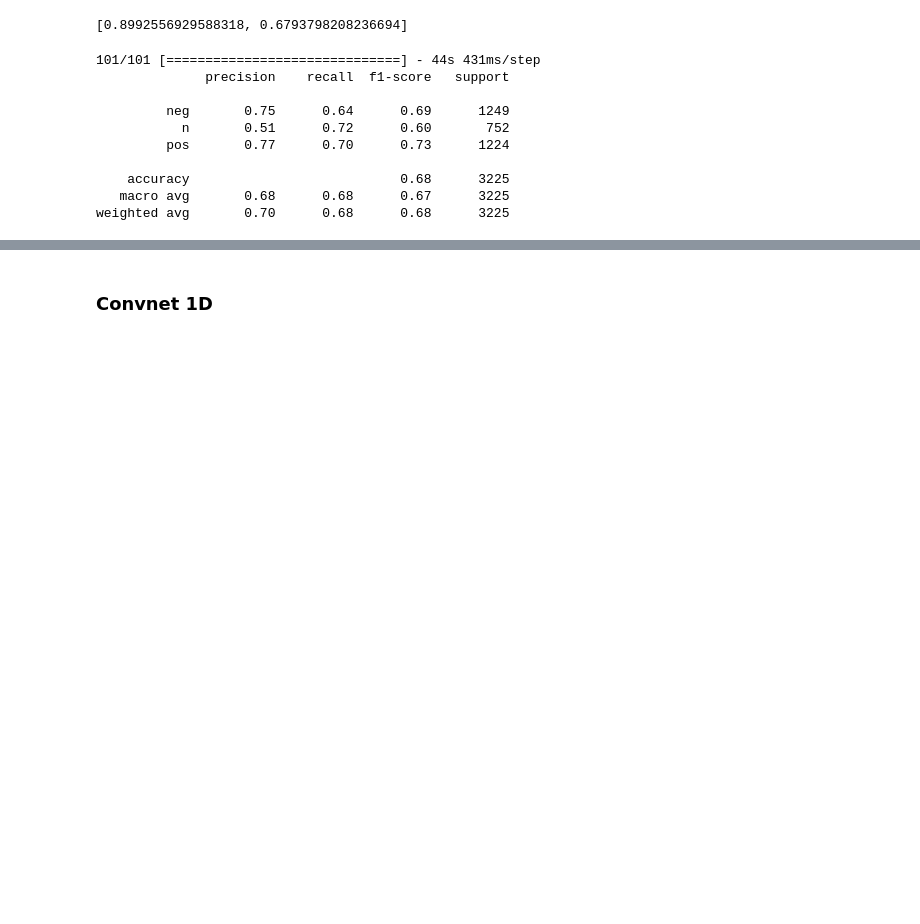
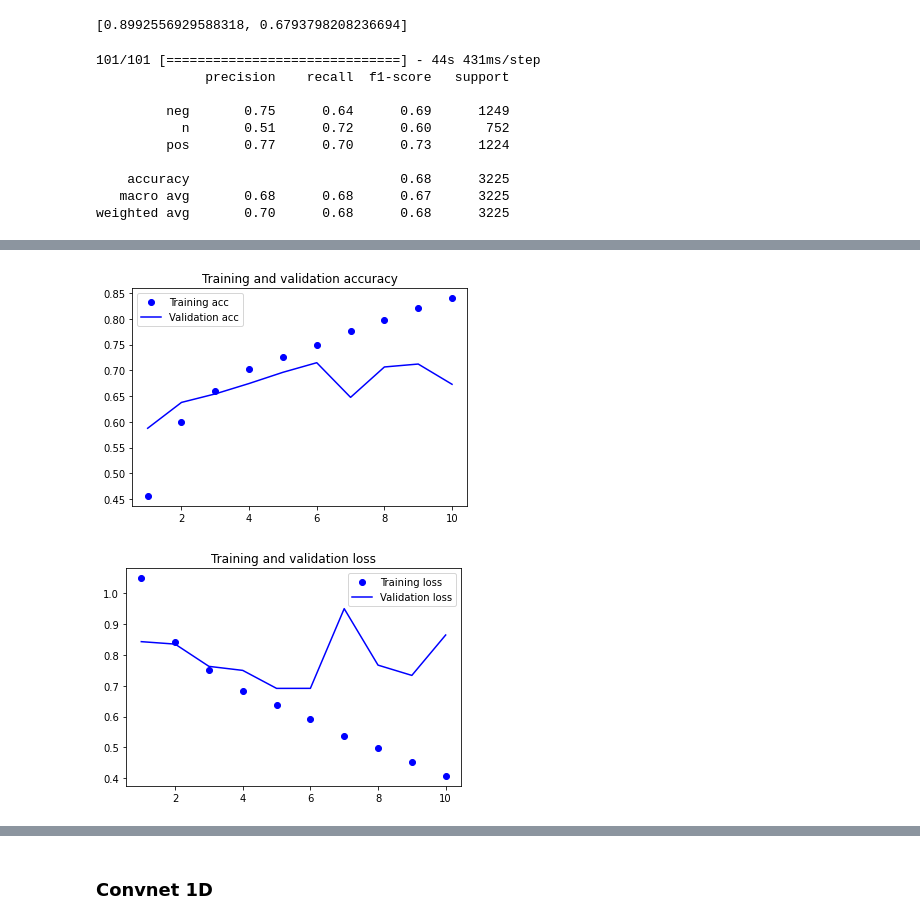
Before and after one commit to ioana0901/Sentiment-Analysis-on-Short-Texts-The-Case-of-the-Romanian-Language, a Jupyter notebook: Pretrained_Word2Vec_Models.ipynb, the cells around one changed output, grey strips where cells are left out. Cells and saved outputs as stored; diff of their text form; code cells hidden in the pictures; blank space fills up the shorter version.

```diff
--- a/Pretrained_Word2Vec_Models.ipynb
+++ b/Pretrained_Word2Vec_Models.ipynb
@@ -961,0 +1330,18 @@ gru_model.save('Models/w2v_gru_model.h5')
+# %%
+# ----128--0.4--64----0.4------
+gru_model = Sequential()
+gru_model.add(embedding_layer)
+gru_model.add(CuDNNGRU(128,return_sequences = True))
+gru_model.add(Dropout(0.4))
+gru_model.add(CuDNNGRU(64))
+gru_model.add(Dropout(0.4))
+gru_model.add(Dense(3, activation = 'softmax'))
+
+gru_model.compile(optimizer='rmsprop',
+                   loss='categorical_crossentropy',
+                   metrics=['acc'])
+history = gru_model.fit(x_train,
+                         y_train,
+                         epochs=10,
+                         batch_size=64,
+                         validation_split=0.15)
@@ -961,0 +1369,5 @@ gru_model.save('Models/w2v_gru_model.h5')
+# %%
+plot_graphs(history)
+# %% [output]
+[figure, added]
+[figure, added]
```
Also changed, not shown: parts of 70 cells of this notebook.
